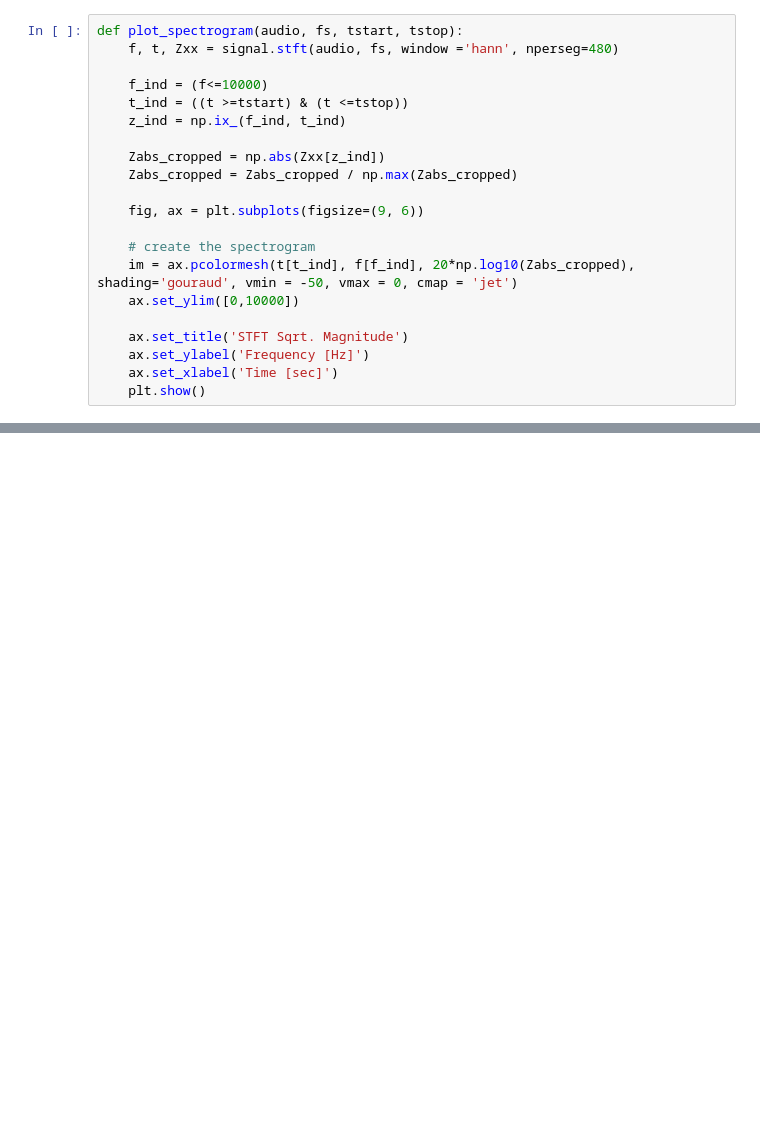
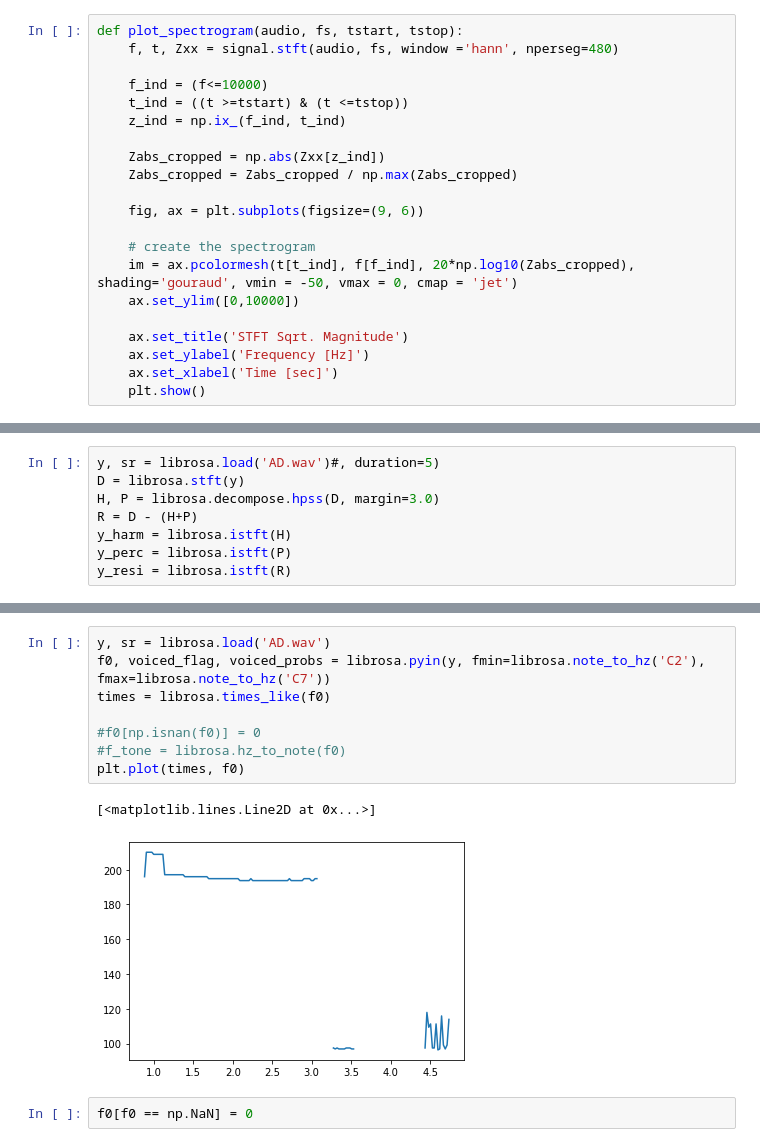
Before and after one commit to CarlOfHoly/tab-generator, a Jupyter notebook: backend/algorithms/exploration/Untitled.ipynb, the cells around one changed output, grey strips where cells are left out. Drawn from its saved outputs; the diff is of its cells as text; blank space fills up the shorter version.

```diff
--- a/backend/algorithms/exploration/Untitled.ipynb
+++ b/backend/algorithms/exploration/Untitled.ipynb
@@ -41,0 +43,8 @@ plot_spectrogram(audio, fs, 0, 3)
+# %%
+y, sr = librosa.load('AD.wav')#, duration=5)
+D = librosa.stft(y)
+H, P = librosa.decompose.hpss(D, margin=3.0)
+R = D - (H+P)
+y_harm = librosa.istft(H)
+y_perc = librosa.istft(P)
+y_resi = librosa.istft(R)
@@ -41,0 +55,13 @@ plot_spectrogram(audio, fs, 0, 3)
+# %%
+y, sr = librosa.load('AD.wav')
+f0, voiced_flag, voiced_probs = librosa.pyin(y, fmin=librosa.note_to_hz('C2'), fmax=librosa.note_to_hz('C7'))
+times = librosa.times_like(f0)
+
+#f0[np.isnan(f0)] = 0
+#f_tone = librosa.hz_to_note(f0)
+plt.plot(times, f0)
+# %% [output]
+[<matplotlib.lines.Line2D at 0x...>]
+[figure, added]
+# %%
+f0[f0 == np.NaN] = 0
```
Also changed, not shown: parts of 6 cells of this notebook.
